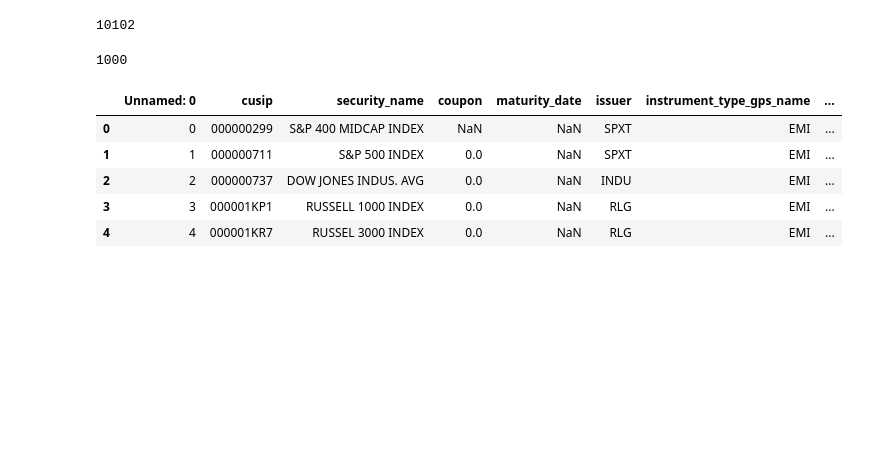
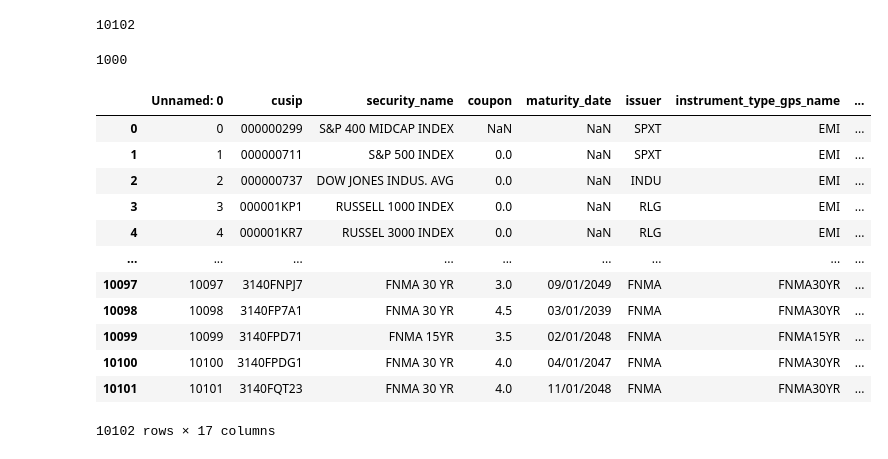
Before and after one commit to Neeraj-Sr/OpenAIEmbedings, a Jupyter notebook: OpenAI_Embeddings.ipynb, the cells around one changed output. Saved outputs shown, nothing was run; the diff lists cells and outputs as text; code cells hidden in the pictures; blank space fills up the shorter version.

```diff
--- a/OpenAI_Embeddings.ipynb
+++ b/OpenAI_Embeddings.ipynb
@@ -62,11 +62,18 @@ df['davinci_similarity'] = df_1000.combined.apply(lambda x: get_embedding(x, eng
 df.to_csv('/Cusips_Embeddings.csv')
 # %%
 df_embeddings = pd.read_csv("/Cusips_Embeddings.csv")
-df_embeddings.head(5)
+df_embeddings.head(15000)
 # %% [output]
 |  | Unnamed: 0 | cusip | security_name | coupon | maturity_date | issuer | instrument_type_gps_name | ... |
 | 0 | 0 | 000000299 | S&P 400 MIDCAP INDEX | NaN | NaN | SPXT | EMI | ... |
 | 1 | 1 | 000000711 | S&P 500 INDEX | 0.0 | NaN | SPXT | EMI | ... |
 | 2 | 2 | 000000737 | DOW JONES INDUS. AVG | 0.0 | NaN | INDU | EMI | ... |
 | 3 | 3 | 000001KP1 | RUSSELL 1000 INDEX | 0.0 | NaN | RLG | EMI | ... |
 | 4 | 4 | 000001KR7 | RUSSEL 3000 INDEX | 0.0 | NaN | RLG | EMI | ... |
+| ... | ... | ... | ... | ... | ... | ... | ... | ... |
+| 10097 | 10097 | 3140FNPJ7 | FNMA 30 YR | 3.0 | 09/01/2049 | FNMA | FNMA30YR | ... |
+| 10098 | 10098 | 3140FP7A1 | FNMA 30 YR | 4.5 | 03/01/2039 | FNMA | FNMA30YR | ... |
+| 10099 | 10099 | 3140FPD71 | FNMA 15YR | 3.5 | 02/01/2048 | FNMA | FNMA15YR | ... |
+| 10100 | 10100 | 3140FPDG1 | FNMA 30 YR | 4.0 | 04/01/2047 | FNMA | FNMA30YR | ... |
+| 10101 | 10101 | 3140FQT23 | FNMA 30 YR | 4.0 | 11/01/2048 | FNMA | FNMA30YR | ... |
+10102 rows × 17 columns
```
